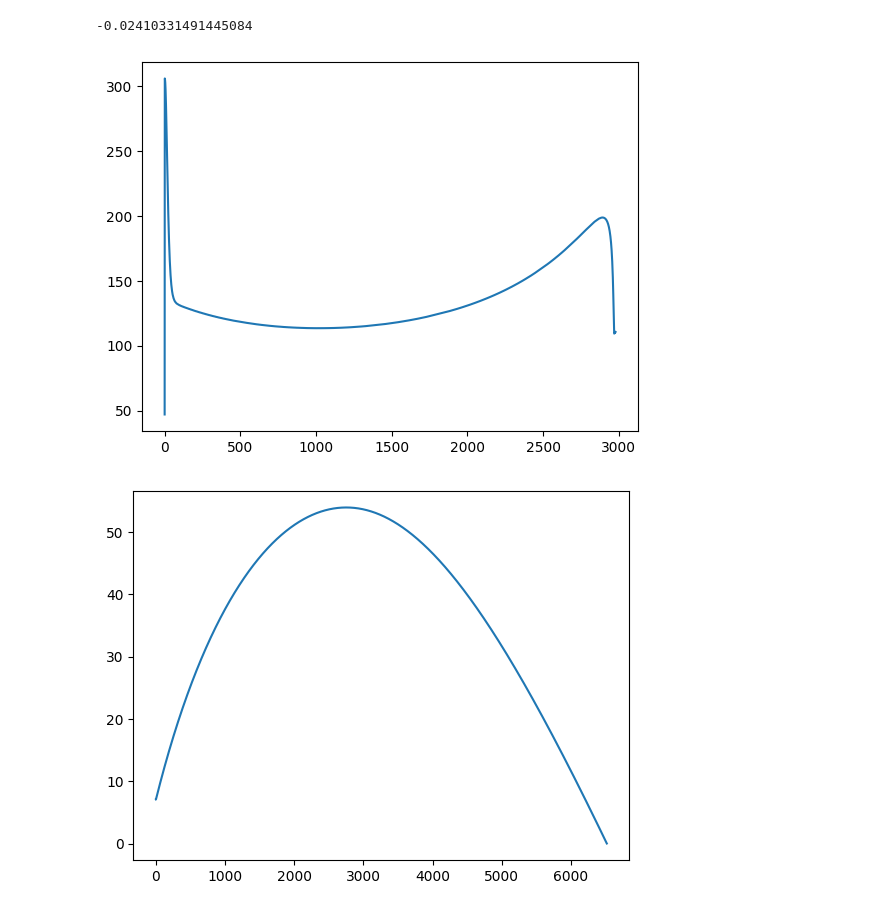
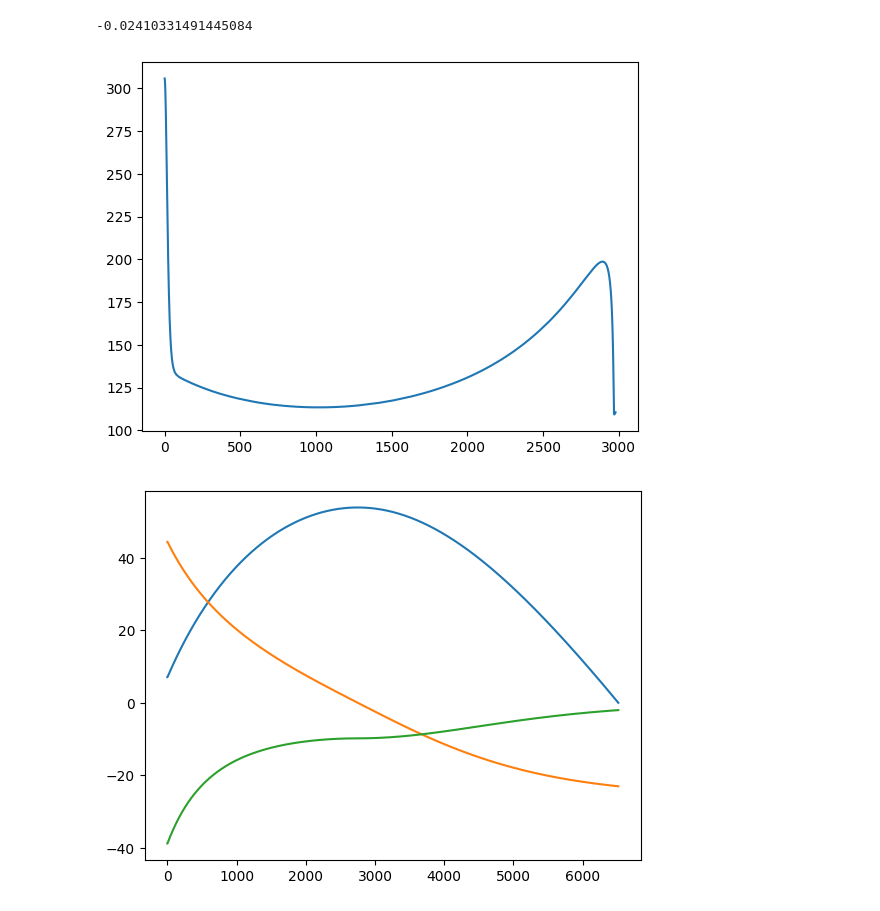
Before and after one commit to CuriousPelican/sifu, a Jupyter notebook: simulator.ipynb, the cells around one changed output. Cells and saved outputs as stored; diff of their text form; code cells hidden in the pictures.

Commit message:
bug correction & data visualisation

```diff
--- a/simulator.ipynb
+++ b/simulator.ipynb
@@ -246,7 +246,8 @@ def f_LT(t,Y):
   return (Y[1],d2y_dt)
 Y0 = [y_LT[0], v_LT[0]]  # Conditions initiales, y(0)=v(0)=0
 
-a_LT.append(f_LT(t0,Y0)[1]) # 1ère valeur acceleration à t0+
+a0 = f_LT(t0,Y0)[1]
+a_LT.append(a0) # 1ère valeur acceleration à t0+
 
 sol0 = integrate.RK45(f_LT, t_LT[0], Y0, np.inf, max_step=dt, rtol=1e10, atol=1e10) # Initialisation du solveur (Runge-Kutta d'ordre 4)
 # erreurs suffisement grandes pour que le facteur limitant soit le max_step
@@ -357,7 +358,7 @@ H_WI.pop()
 # Construction a(t), v(t) & y(t) pour cette phase de propulsion liquide
 # utilisation des tableaux a_WI, v_WI & y_WI adossés à t_WT. v(t) & y(t) obtenus par intégration
 
-a_WI = [a1] # tableau representant a(t) (acceleration fusée) pour la phase de propulsion liquide
+a_WI = [] # tableau representant a(t) (acceleration fusée) pour la phase de propulsion liquide
 
 # Remplissage liste a_WT
 for i in range(len(t_WI)):
@@ -381,8 +382,11 @@ y2 = y_WI.pop()
 v2 = v_WI.pop()
 a2 = a_WI.pop()
 t2 = t_WI.pop()
+u2 = u_WI.pop()
+du2 = du_WI.pop()
+H2 = H_WI.pop()
 # %% [output]
-[figure, old version]
+[figure, new version]
 # %%
 ############################## Phase vol balistique (noté BF, pour Balistic Flight) ##############################
 
@@ -391,43 +395,56 @@ t2 = t_WI.pop()
 t_BF = [t2]
 y_BF = [y2]
 v_BF = [v2]
-a_BF = [a2]
+a_BF = []
 
-apogee = False # variable stockant si l'apogee est atteinte, si oui, changer signe force frottements fluides
+apogee = -1 # variable stockant l'indice où l'apogee est atteinte ou -1 si non atteinte
 m_tot_BF = mb + rho_air*Vb
 
 # Resolution eq diff en y(t) jusqu'a ce que y <= 0
 
 def f_BF(t,Y):
   v = Y[1]
   F_drag = 1/2*Cd*rho_air*(A(z_max))*v**2
-  if apogee:
+  if apogee>0: # si apogee atteinte, changer signe force frottements fluides
     return (v,-g+F_drag/m_tot_BF)
   return (v,-g-F_drag/m_tot_BF)
 Y2 = [y_BF[0], v_BF[0]]  # Conditions initiales, continuité y & v
+
+a_BF.append(f_BF(t0,Y2)[1]) # 1ère valeur acceleration à t2+
 
 sol2 = integrate.RK45(f_BF, t_BF[0], Y2, np.inf, max_step=dt2, rtol=1e10, atol=1e10)
 
 # Résoudre & remplir les listes
 while sol2.status == 'running' and y_BF[-1] > 0:
   sol2.step() # Faire un pas de dt2
   t_BF.append(round(sol2.t,int(np.log10(1/dt2))))
   y_BF.append(sol2.y[0])
-  if y_BF[-2]>y_BF[-1]:
-    apogee = True
+  if apogee==-1 and y_BF[-2]>y_BF[-1]:
+    apogee = len(y_BF)-2
   v_BF.append(sol2.y[1])
   a_BF.append(f_BF(sol2.t,sol2.y)[1])
 
 # Supprimer dernier element sans sens physique
 t_BF.pop()
 y_BF.pop()
 v_BF.pop()
 a_BF.pop()
 
+# On note avec un 'ap' les valeurs des variables à t=tap, temps pour lequel on est à l'apogée
+tap = t_BF[apogee]
+yap = y_BF[apogee]
+vap = v_BF[apogee]
+aap = a_BF[apogee]
+# On note avec un 3 les valeurs des variables à t=t3, fin de cette phase (sol touché)
+t3 = t_BF[-1]
+y3 = y_BF[-1]
+v3 = v_BF[-1]
+a3 = a_BF[-1]
+
 # Test courbe balistic flight
 plt.plot(y_BF)
-# plt.plot(v_BF)
-# plt.plot(a_BF)
+plt.plot(v_BF)
+plt.plot(a_BF)
 plt.show()
 # %% [output]
-[figure, old version]
+[figure, new version]
```
Also changed, not shown: parts of 1 cell of this notebook.
